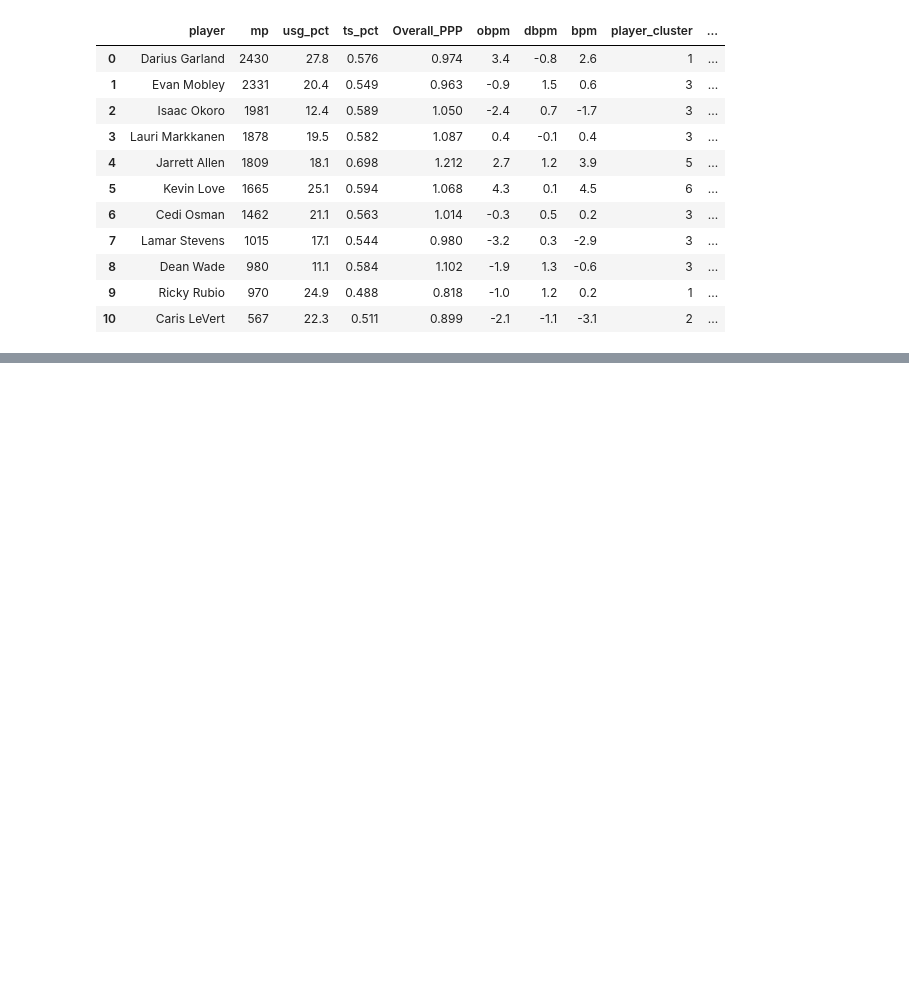
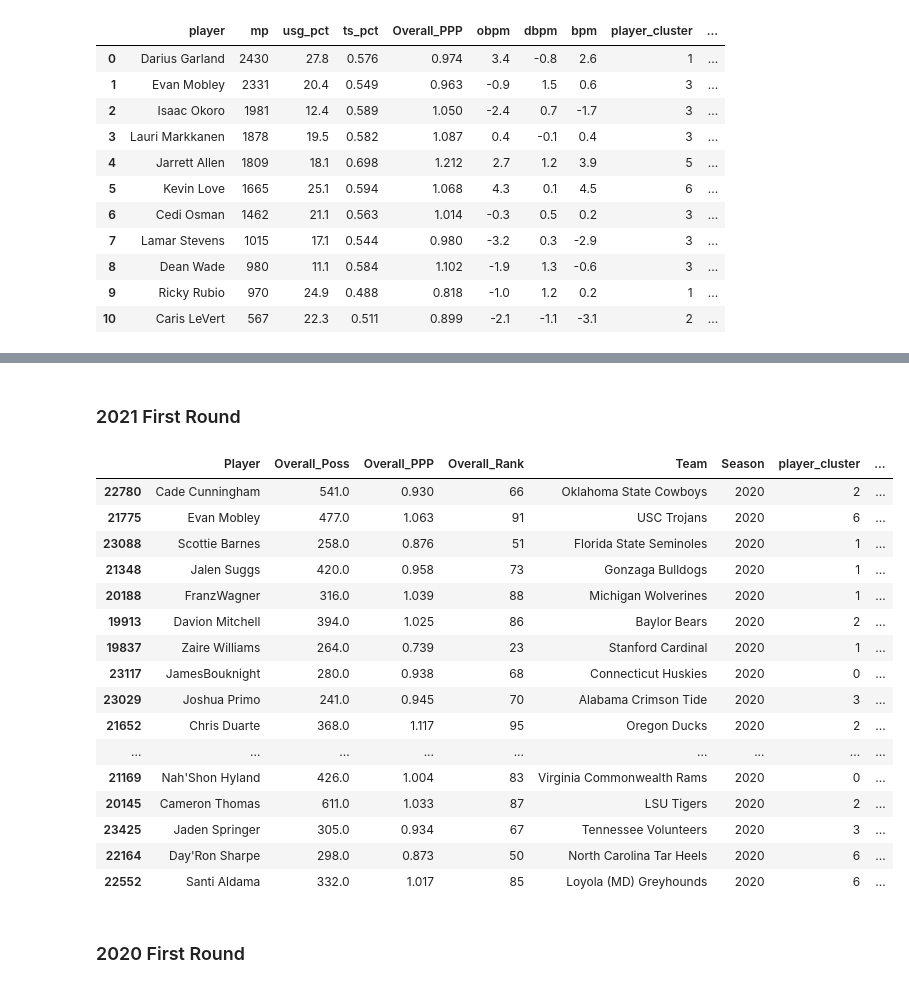
Before and after one commit to xulianrenzoku/synergy_clustering, a Jupyter notebook: nba_draft_22_materials.ipynb, the cells around one changed output, grey strips where cells are left out. Drawn from its saved outputs; the diff is of its cells as text; code cells hidden in the pictures; blank space fills up the shorter version.

Commit message:
add player part

```diff
--- a/nba_draft_22_materials.ipynb
+++ b/nba_draft_22_materials.ipynb
@@ -378,0 +419,10 @@ display_team_distribution('Cleveland Cavaliers')
+# %%
+for col in poss_weights_cols:
+    ncaa_df[col] = ncaa_df[col.replace('%', '')] / ncaa_df['Overall_Poss']
+    ncaa_df[col] = ncaa_df[col].fillna(0)
+# %%
+X = ncaa_df[poss_weights_cols].copy()
+X_transformed = pre_cluster_scaler.transform(pca.transform(pre_pca_pipe.transform(X)))
+ncaa_df['player_cluster'] = km.predict(X_transformed)
+ncaa_df['player_cluster'] = ncaa_df['player_cluster'].map(cluster_map_km_to_sc)
+ncaa_df['player_cluster_discription'] = ncaa_df['player_cluster'].map(cluster_dict)
@@ -378,0 +431,8 @@ display_team_distribution('Cleveland Cavaliers')
+# %%
+def display_draft(l, season, ncaa_df=ncaa_df):
+    display_cols = ['Player', 'Overall_Poss', 'Overall_PPP', 'Overall_Rank',
+                    'Team', 'Season', 'player_cluster', 'player_cluster_discription']
+    class_df = ncaa_df[(ncaa_df['Player'].isin(l)) & (ncaa_df['Season'] == season)]
+    class_df['Player'] = class_df['Player'].astype('category')
+    class_df['Player'].cat.set_categories(l, inplace=True)
+    return class_df.sort_values('Player')[display_cols]
@@ -378,0 +464,35 @@ display_team_distribution('Cleveland Cavaliers')
+# %% [markdown]
+### 2021 First Round
+# %%
+first_rounder_21 = ['Cade Cunningham', 'Evan Mobley', 'Scottie Barnes',
+                    'Jalen Suggs', 'FranzWagner', 'Davion Mitchell',
+                    'Zaire Williams', 'JamesBouknight', 'Joshua Primo',
+                    'Chris Duarte', 'Moses Moody', 'Corey Kispert',
+                    'Trey Murphy III', 'Tre Mann', 'Kai Jones',
+                    'Jalen Johnson', 'Keon Johnson', 'Isaiah Jackson',
+                    'JoshChristopher', 'QuentinGrimes', "Nah'Shon Hyland",
+                    'Cameron Thomas', 'Jaden Springer', "Day'Ron Sharpe",
+                    'Santi Aldama']
+# %%
+drop_list_21 = [22771, 22004, 22841]
+display_draft(first_rounder_21, 2020).drop(index=drop_list_21)
+# %% [output]
+|  | Player | Overall_Poss | Overall_PPP | Overall_Rank | Team | Season | player_cluster | ... |
+| 22780 | Cade Cunningham | 541.0 | 0.930 | 66 | Oklahoma State Cowboys | 2020 | 2 | ... |
+| 21775 | Evan Mobley | 477.0 | 1.063 | 91 | USC Trojans | 2020 | 6 | ... |
+| 23088 | Scottie Barnes | 258.0 | 0.876 | 51 | Florida State Seminoles | 2020 | 1 | ... |
+| 21348 | Jalen Suggs | 420.0 | 0.958 | 73 | Gonzaga Bulldogs | 2020 | 1 | ... |
+| 20188 | FranzWagner | 316.0 | 1.039 | 88 | Michigan Wolverines | 2020 | 1 | ... |
+| 19913 | Davion Mitchell | 394.0 | 1.025 | 86 | Baylor Bears | 2020 | 2 | ... |
+| 19837 | Zaire Williams | 264.0 | 0.739 | 23 | Stanford Cardinal | 2020 | 1 | ... |
+| 23117 | JamesBouknight | 280.0 | 0.938 | 68 | Connecticut Huskies | 2020 | 0 | ... |
+| 23029 | Joshua Primo | 241.0 | 0.945 | 70 | Alabama Crimson Tide | 2020 | 3 | ... |
+| 21652 | Chris Duarte | 368.0 | 1.117 | 95 | Oregon Ducks | 2020 | 2 | ... |
+| ... | ... | ... | ... | ... | ... | ... | ... | ... |
+| 21169 | Nah'Shon Hyland | 426.0 | 1.004 | 83 | Virginia Commonwealth Rams | 2020 | 0 | ... |
+| 20145 | Cameron Thomas | 611.0 | 1.033 | 87 | LSU Tigers | 2020 | 2 | ... |
+| 23425 | Jaden Springer | 305.0 | 0.934 | 67 | Tennessee Volunteers | 2020 | 3 | ... |
+| 22164 | Day'Ron Sharpe | 298.0 | 0.873 | 50 | North Carolina Tar Heels | 2020 | 6 | ... |
+| 22552 | Santi Aldama | 332.0 | 1.017 | 85 | Loyola (MD) Greyhounds | 2020 | 6 | ... |
+# %% [markdown]
+### 2020 First Round
```
Also changed, not shown: parts of 21 cells of this notebook.
